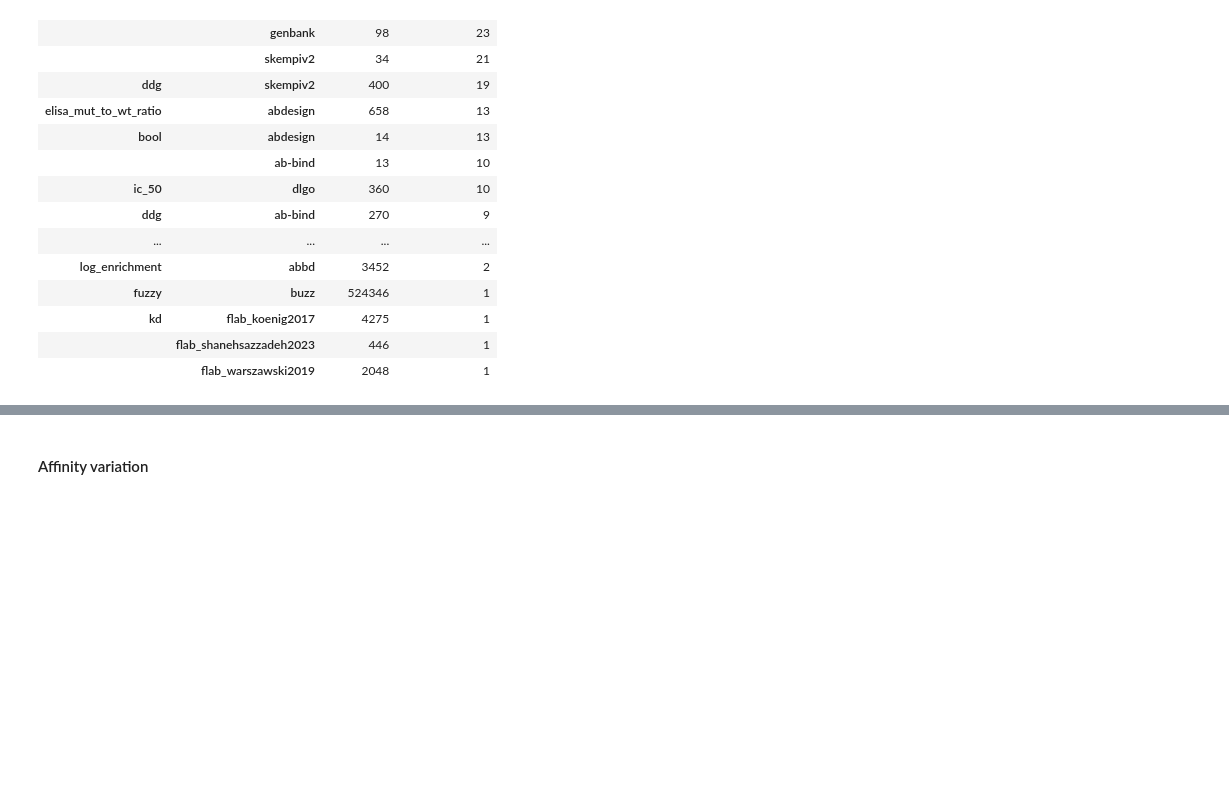
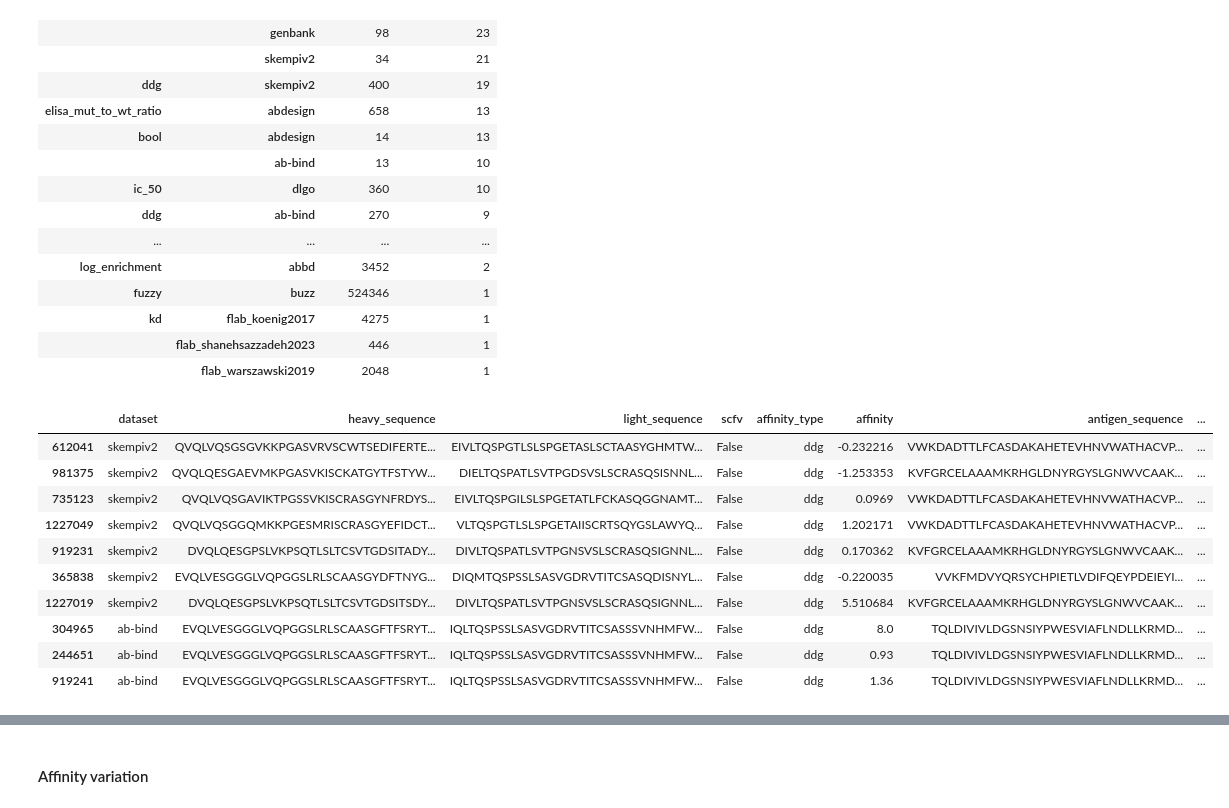
Before and after one commit to younggod2/llm-antibody-fv-generation, a Jupyter notebook: data/01_data_processing.ipynb, the cells around one changed output, grey strips where cells are left out. Drawn from its saved outputs; the diff is of its cells as text; code cells hidden in the pictures; blank space fills up the shorter version.

```diff
--- a/data/01_data_processing.ipynb
+++ b/data/01_data_processing.ipynb
@@ -95,6 +95,20 @@ agab_df.groupby(['affinity_type', 'dataset'])['antigen_sequence'].agg([
 | kd | flab_koenig2017 | 4275 | 1 |
 |  | flab_shanehsazzadeh2023 | 446 | 1 |
 |  | flab_warszawski2019 | 2048 | 1 |
+# %%
+agab_df[agab_df['affinity_type'] == 'ddg'].sample(10)
+# %% [output]
+|  | dataset | heavy_sequence | light_sequence | scfv | affinity_type | affinity | antigen_sequence | ... |
+| 612041 | skempiv2 | QVQLVQSGSGVKKPGASVRVSCWTSEDIFERTE... | EIVLTQSPGTLSLSPGETASLSCTAASYGHMTW... | False | ddg | -0.232216 | VWKDADTTLFCASDAKAHETEVHNVWATHACVP... | ... |
+| 981375 | skempiv2 | QVQLQESGAEVMKPGASVKISCKATGYTFSTYW... | DIELTQSPATLSVTPGDSVSLSCRASQSISNNL... | False | ddg | -1.253353 | KVFGRCELAAAMKRHGLDNYRGYSLGNWVCAAK... | ... |
+| 735123 | skempiv2 | QVQLVQSGAVIKTPGSSVKISCRASGYNFRDYS... | EIVLTQSPGILSLSPGETATLFCKASQGGNAMT... | False | ddg | 0.0969 | VWKDADTTLFCASDAKAHETEVHNVWATHACVP... | ... |
+| 1227049 | skempiv2 | QVQLVQSGGQMKKPGESMRISCRASGYEFIDCT... | VLTQSPGTLSLSPGETAIISCRTSQYGSLAWYQ... | False | ddg | 1.202171 | VWKDADTTLFCASDAKAHETEVHNVWATHACVP... | ... |
+| 919231 | skempiv2 | DVQLQESGPSLVKPSQTLSLTCSVTGDSITADY... | DIVLTQSPATLSVTPGNSVSLSCRASQSIGNNL... | False | ddg | 0.170362 | KVFGRCELAAAMKRHGLDNYRGYSLGNWVCAAK... | ... |
+| 365838 | skempiv2 | EVQLVESGGGLVQPGGSLRLSCAASGYDFTNYG... | DIQMTQSPSSLSASVGDRVTITCSASQDISNYL... | False | ddg | -0.220035 | VVKFMDVYQRSYCHPIETLVDIFQEYPDEIEYI... | ... |
+| 1227019 | skempiv2 | DVQLQESGPSLVKPSQTLSLTCSVTGDSITSDY... | DIVLTQSPATLSVTPGNSVSLSCRASQSIGNNL... | False | ddg | 5.510684 | KVFGRCELAAAMKRHGLDNYRGYSLGNWVCAAK... | ... |
+| 304965 | ab-bind | EVQLVESGGGLVQPGGSLRLSCAASGFTFSRYT... | IQLTQSPSSLSASVGDRVTITCSASSSVNHMFW... | False | ddg | 8.0 | TQLDIVIVLDGSNSIYPWESVIAFLNDLLKRMD... | ... |
+| 244651 | ab-bind | EVQLVESGGGLVQPGGSLRLSCAASGFTFSRYT... | IQLTQSPSSLSASVGDRVTITCSASSSVNHMFW... | False | ddg | 0.93 | TQLDIVIVLDGSNSIYPWESVIAFLNDLLKRMD... | ... |
+| 919241 | ab-bind | EVQLVESGGGLVQPGGSLRLSCAASGFTFSRYT... | IQLTQSPSSLSASVGDRVTITCSASSSVNHMFW... | False | ddg | 1.36 | TQLDIVIVLDGSNSIYPWESVIAFLNDLLKRMD... | ... |
 # %%
 # (порог, оператор): '<', '>', '=='
 AFFINITY_THRESHOLDS = {
```
Also changed, not shown: parts of 13 cells of this notebook, 1 other file.
